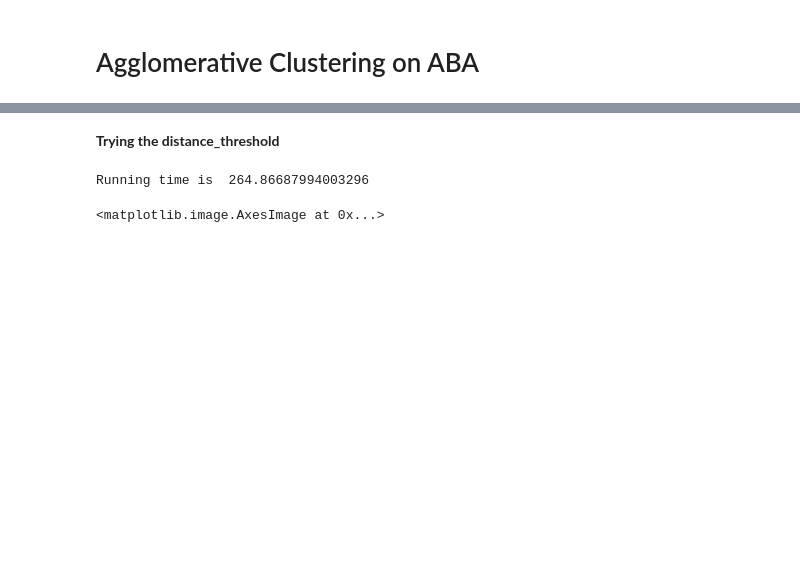
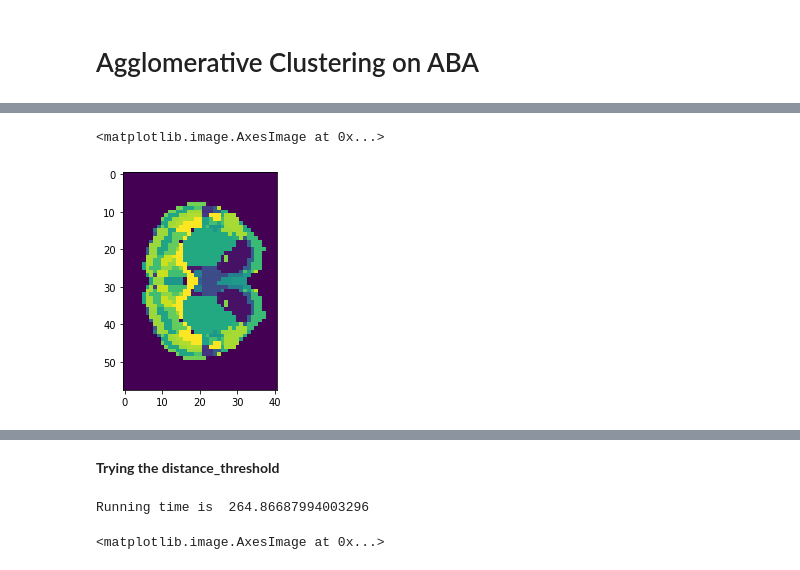
Before and after one commit to BioProteanLabs/Morphontogeny, a Jupyter notebook: morphontogeny/Jupyter/ABA/ABA_AgglomerativeClustering.ipynb, the cells around one changed output, grey strips where cells are left out. Drawn from its saved outputs; the diff is of its cells as text; code cells hidden in the pictures; blank space fills up the shorter version.

```diff
--- a/morphontogeny/Jupyter/ABA/ABA_AgglomerativeClustering.ipynb
+++ b/morphontogeny/Jupyter/ABA/ABA_AgglomerativeClustering.ipynb
@@ -27,0 +33,12 @@ labels_rc = reconstruct_ABA(labels, indices_path)
+# %%
+# Loading annotations
+annot_path = '/data/bioprotean/ABA/PCA/80_variance/allen_annot200.nii'
+annot_arr = nifti_to_array(annot_path)
+
+# Visualizing slices
+slice = annot_arr[22,:,:]
+threshold = (slice<10000) * slice
+plt.imshow(threshold)
+# %% [output]
+<matplotlib.image.AxesImage at 0x...>
+[figure, added]
```
Also changed, not shown: parts of 5 cells of this notebook, 8 other files.
